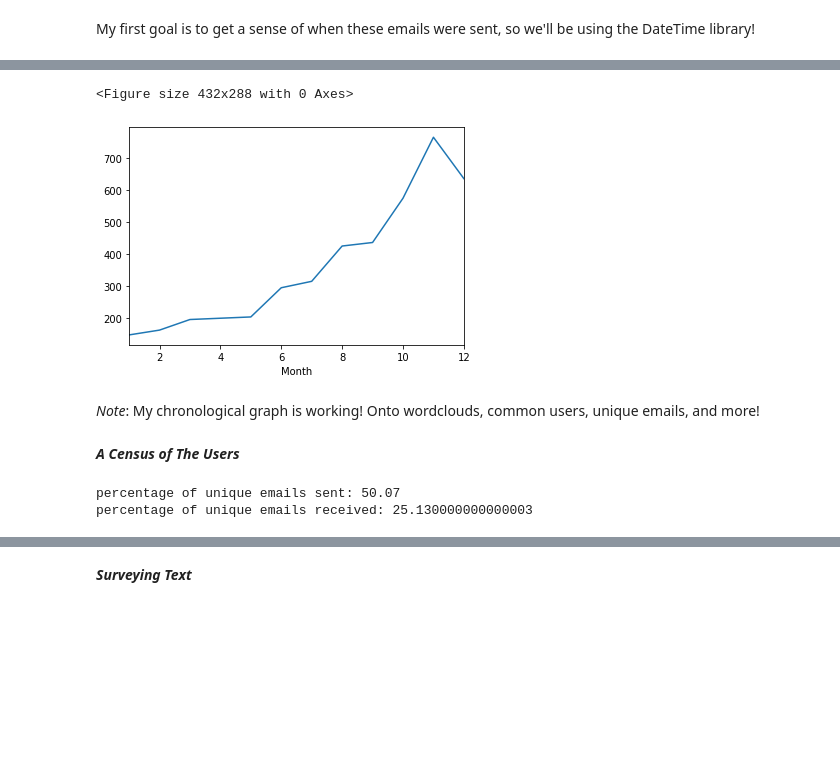
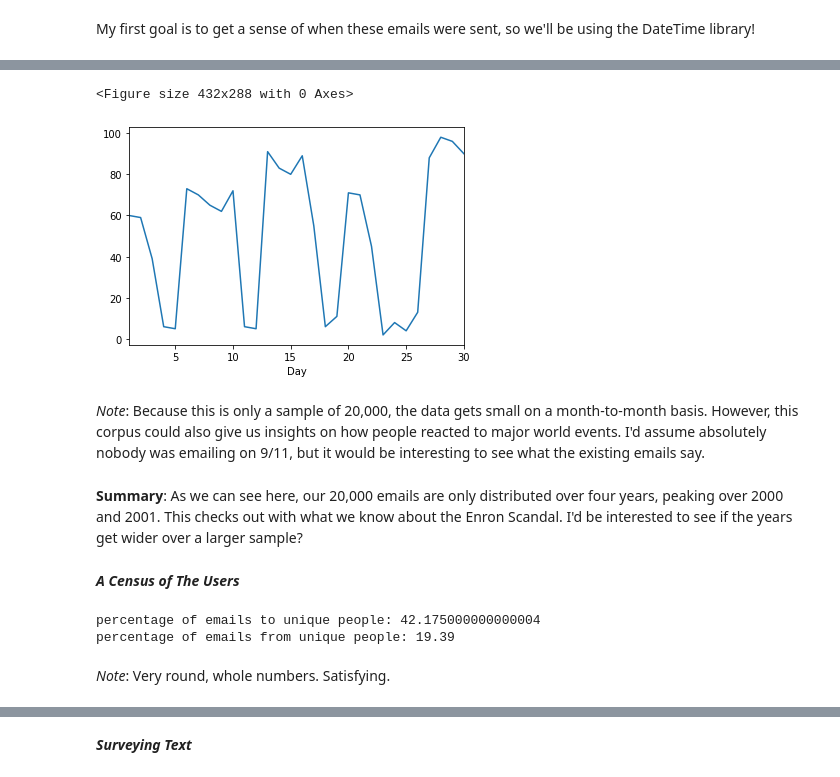
Before and after one commit to Data-Science-for-Linguists-2020/Smoking-Gun-Classification, a Jupyter notebook: Notebooks/Project_Report_4.ipynb, the cells around one changed output, grey strips where cells are left out. Cells and saved outputs as stored; diff of their text form; code cells hidden in the pictures; blank space fills up the shorter version.

Commit message:
added some more exploratory data analysis

```diff
--- a/Notebooks/Project_Report_4.ipynb
+++ b/Notebooks/Project_Report_4.ipynb
@@ -28,7 +28,7 @@ file = open('email_df', 'rb')
 email_df = pickle.load(file)
 file.close()
 # %%
-small_df = email_df.sample(10000)
+small_df = email_df.sample(20000)
 small_df[:5]
 # %% [output]
 |  | Date | From | To | Subject | Cc | Bcc | X-From | X-To | X-cc | X-bcc | X-Folder | ... |
@@ -94,22 +125,24 @@ small_df[:5]
 # %%
-import matplotlib.pyplot as plt
-x_ax = (small_df["Year"] == 2000)
+x_ax = (small_df["Year"] == 2000) & (small_df["Month"] == 11)
 plt.figure()
-time_graph = small_df.loc[x_ax].groupby("Month")["Text"].count().plot()
+graph_911 = small_df.loc[x_ax].groupby("Day")["Text"].count().plot()
 # %% [output]
 <Figure size 432x288 with 0 Axes>
-[figure, old version]
+[figure, new version]
-# %% [markdown]
-*Note*: My chronological graph is working! Onto wordclouds, common users, unique emails, and more!
-<a id='1b'>
+# %% [markdown]
+*Note*: Because this is only a sample of 20,000, the data gets small on a month-to-month basis. However, this corpus could also give us insights on how people reacted to major world events. I'd assume absolutely nobody was emailing on 9/11, but it would be interesting to see what the existing emails say.
+# %% [markdown]
+**Summary**: As we can see here, our 20,000 emails are only distributed over four years, peaking over 2000 and 2001. This checks out with what we know about the Enron Scandal. I'd be interested to see if the years get wider over a larger sample?
+<a id='1b'>
 # %% [markdown]
 ***A Census of The Users***
 # %%
 setTo = small_df["To"].nunique()
 setFrom = small_df["From"].nunique()
-totalSet = small_df["To"].count()
-print("percentage of unique emails sent:", (setTo/totalSet)*100)
-print("percentage of unique emails received:", (setFrom/totalSet)*100)
+print("percentage of emails to unique people:", (setTo/totalSet)*100)
+print("percentage of emails from unique people:", (setFrom/totalSet)*100)
 # %% [output]
-percentage of unique emails sent: 50.07
-percentage of unique emails received: 25.130000000000003
+percentage of emails to unique people: 42.175000000000004
+percentage of emails from unique people: 19.39
+# %% [markdown]
+*Note*: Very round, whole numbers. Satisfying.
```
Also changed, not shown: parts of 17 cells of this notebook.
